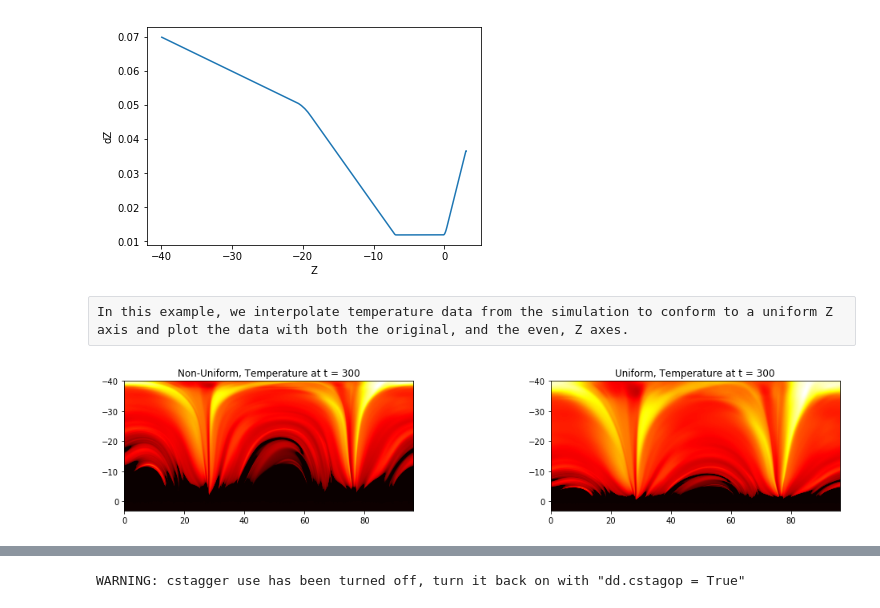
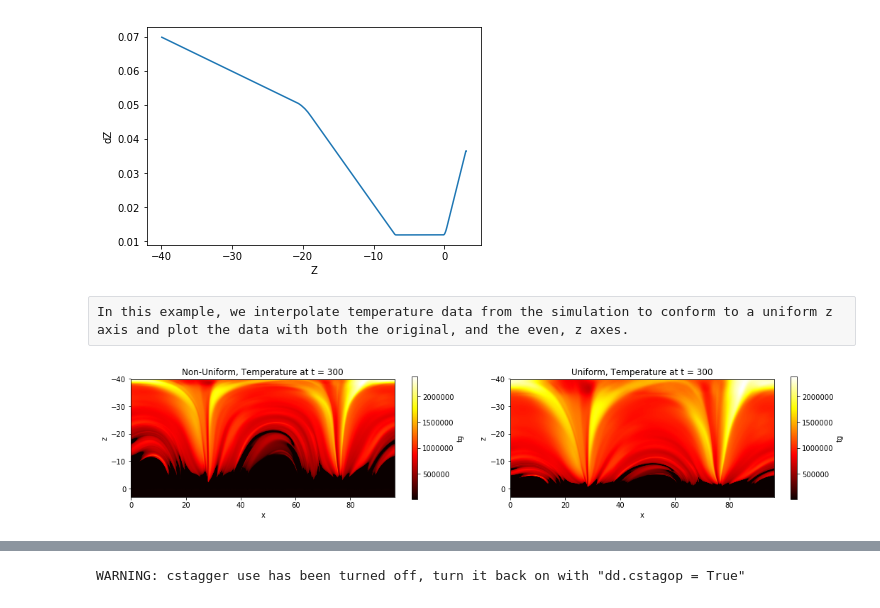
Before and after one commit to ITA-Solar/helita, a Jupyter notebook: doc/helita.ipynb, the cells around one changed output, grey strips where cells are left out. Cells and saved outputs as stored; diff of their text form; code cells hidden in the pictures.

```diff
--- a/doc/helita.ipynb
+++ b/doc/helita.ipynb
@@ -187,47 +187,51 @@ plt.show()
 WARNING: cstagger use has been turned off, turn it back on with "dd.cstagop = True"
 [figure]
 # %% [raw]
-In this example, we interpolate temperature data from the simulation to conform to a uniform Z axis and plot the data with both the original, and the even, Z axes.
+In this example, we interpolate temperature data from the simulation to conform to a uniform z axis and plot the data with both the original, and the even, z axes.
 # %%
 import scipy.interpolate as sp
-import pylab
 # bifrost already imported and dd initialized after previous example
 
-def graphTemp(time):
-    temp = dd.get_var('tg', time)
+temp = dd.get_var('tg', 300)
 
-    zArr = dd.z
-    xArr = dd.x
+zarr = dd.z
+xarr = dd.x
 
-    # at instant 305 -  x is uniform, y is kept constant, and z is non uniform
+# at instant 305 -  x is uniform, y is kept constant, and z is non uniform
 
-    # converts the 3d array with width of 1 to 2d array (and transposes because otherwise image is sidewise)
-    temp2D = np.transpose(temp[:,0])
+# converts the 3d array with width of 1 to 2d array (and transposes because otherwise image is sidewise)
+temp2d = np.transpose(temp[:,0])
 
-    f = sp.interp2d(xArr, zArr, temp2D)
+f = sp.interp2d(xarr, zarr, temp2d)
 
-    # makes a new uniform z, x is already uniform
-    zLength = zArr.shape[0]
-    zStart = zArr[0]
-    zEnd = zArr[zLength - 1]
-    newZ = np.linspace(zStart, zEnd, zLength)
+# makes a new uniform z, x is already uniform
+zlength = zarr.shape[0]
+zstart = zarr[0]
+zend = zarr[zlength - 1]
+newz = np.linspace(zstart, zend, zlength)
 
-    # makes the interpolated data with the previously created interpolation function acting on the new uniform axes
-    uniA = f(xArr, newZ)
+# makes the interpolated data with the previously created interpolation function acting on the new uniform axes
+uniform_a = f(xarr, newz)
 
-    fig = plt.figure(figsize = (15, 3))
+fig = plt.figure(figsize = (15, 3))
 
-    # optional plotting of the non uniform data to show the difference
-    ax0 = fig.add_subplot(1, 2, 1)
-    ax0.imshow(temp2D, cmap = 'hot', extent = (xArr[0], xArr[xArr.shape[0] - 1], zEnd, zStart), aspect = 'equal')
-    ax0.set_title('Non-Uniform, Temperature at t = ' + str(time))
+# optional plotting of the non uniform data to show the difference
+ax0 = fig.add_subplot(1, 2, 1)
+im0 = ax0.imshow(temp2d, cmap = 'hot', extent = (xarr[0], xarr[xarr.shape[0] - 1], zend, zstart), aspect = 'equal')
+ax0.set_title('Non-Uniform, Temperature at t = 300')
+ax0.set_xlabel('x')
+ax0.set_ylabel('z')
+c0 = fig.colorbar(im0, ax = ax0)
+c0.set_label('tg')
 
-    ax1 = fig.add_subplot(1, 2, 2)
-    ax1.imshow(uniA, cmap = 'hot', extent = (xArr[0], xArr[xArr.shape[0] - 1], zEnd, zStart), aspect = 'equal')
-    ax1.set_title('Uniform, Temperature at t = ' + str(time))
-    plt.tight_layout()
-    plt.show()
-
-graphTemp(300)
+ax1 = fig.add_subplot(1, 2, 2)
+im1 = ax1.imshow(uniform_a, cmap = 'hot', extent = (xarr[0], xarr[xarr.shape[0] - 1], zend, zstart), aspect = 'equal')
+ax1.set_title('Uniform, Temperature at t = 300')
+ax1.set_xlabel('x')
+ax1.set_ylabel('z')
+c1 = fig.colorbar(im1, ax = ax1)
+c1.set_label('tg')
+plt.tight_layout()
+plt.show()
 # %% [output]
-[figure, old version]
+[figure, new version]
```
Also changed, not shown: parts of 13 cells of this notebook.
